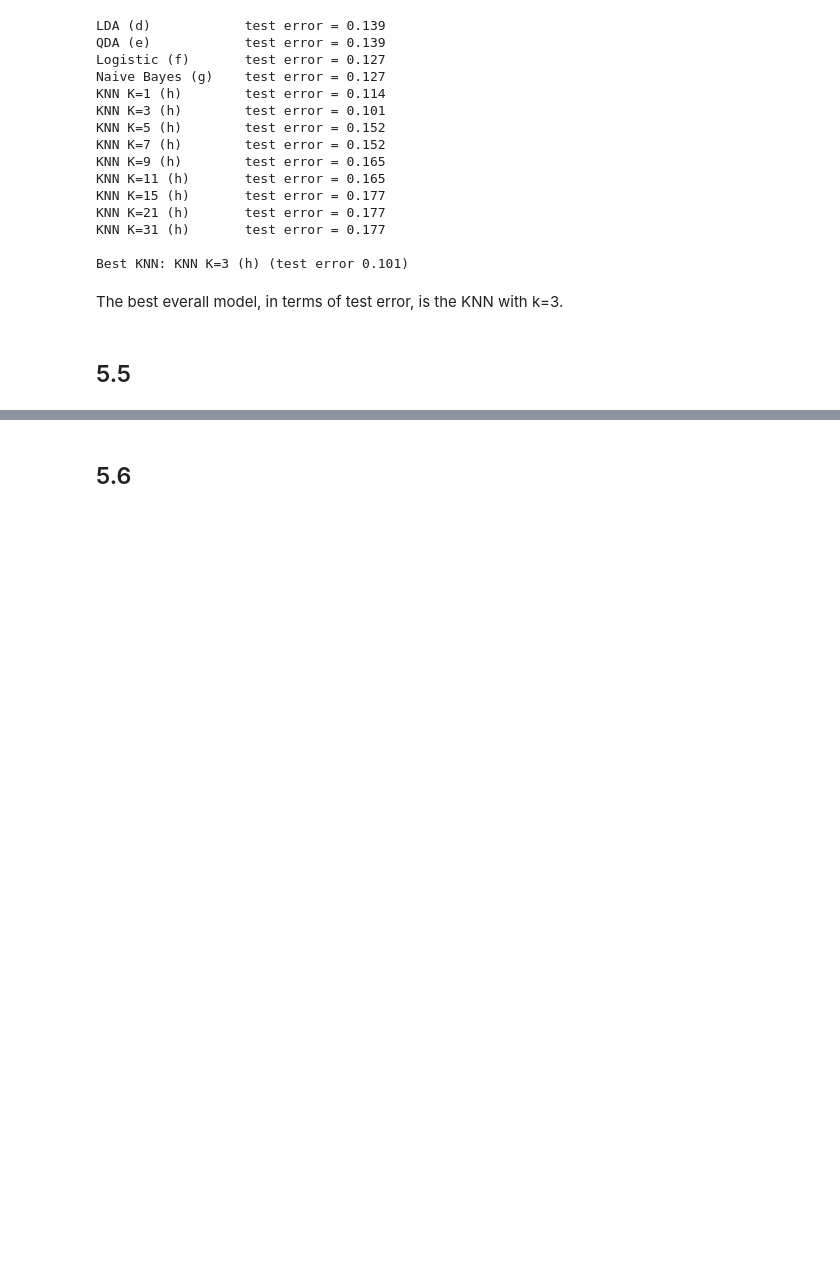
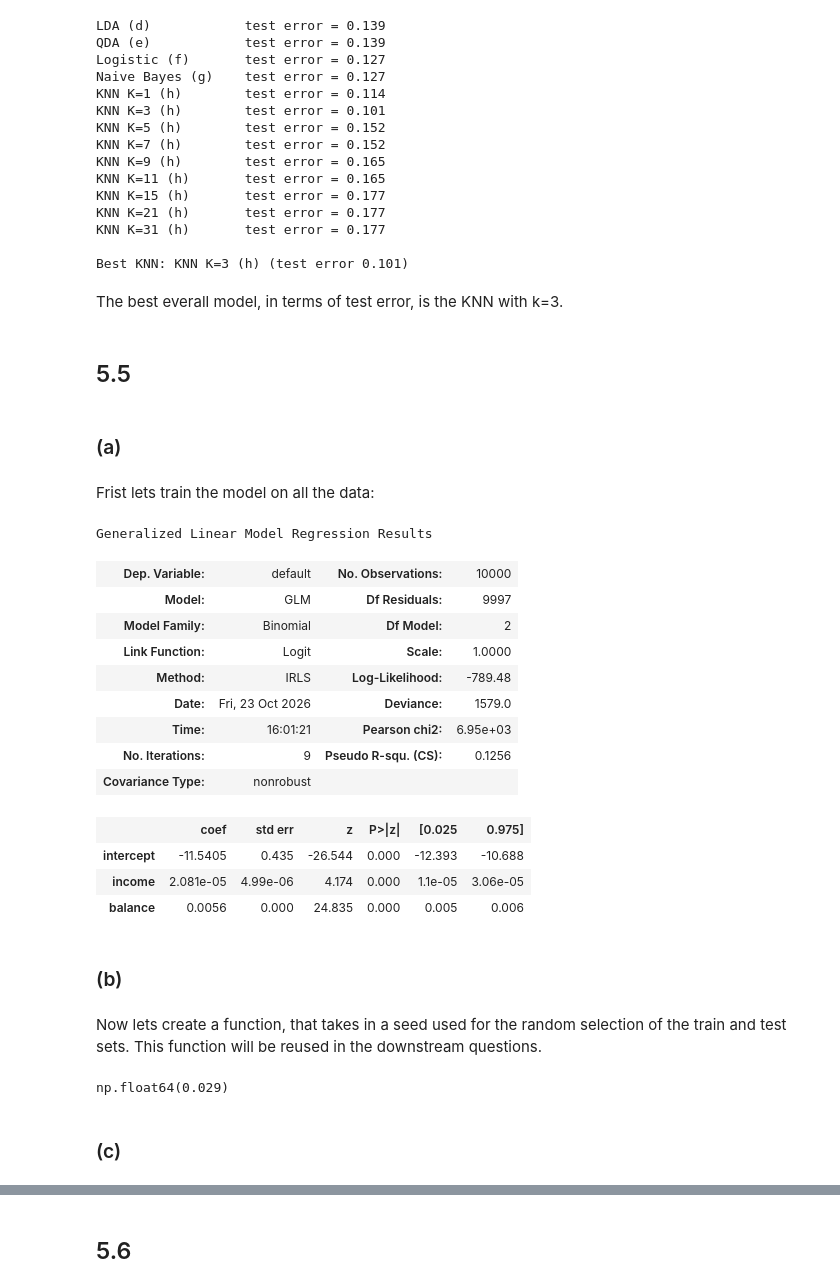
Before and after one commit to Niekrenz82/SML_MATH, a Jupyter notebook: A2/A2_coding.ipynb, the cells around one changed output, grey strips where cells are left out. Drawn from its saved outputs; the diff is of its cells as text; code cells hidden in the pictures; blank space fills up the shorter version.

```diff
--- a/A2/A2_coding.ipynb
+++ b/A2/A2_coding.ipynb
@@ -602,3 +602,35 @@ Best KNN: KNN K=3 (h) (test error 0.101)
 The best everall model, in terms of test error, is the KNN with k=3.
 # %% [markdown]
 ## 5.5
+# %% [markdown]
+### (a)
+# %% [markdown]
+Frist lets train the model on all the data:
+# %%
+np.random.seed(0)
+
+Default = load_data("Default")
+Default["student"] = (Default["student"] == "Yes").astype(int)
+y = (Default["default"] == "Yes").astype(int)
+
+full_fit = sm.GLM(y, MS(["income", "balance"]).fit_transform(Default), family=sm.families.Binomial()).fit()
+full_fit.summary()
+# %% [output]
+Generalized Linear Model Regression Results
+| Dep. Variable: | default | No. Observations: | 10000 |
+| Model: | GLM | Df Residuals: | 9997 |
+| Model Family: | Binomial | Df Model: | 2 |
+| Link Function: | Logit | Scale: | 1.0000 |
+| Method: | IRLS | Log-Likelihood: | -789.48 |
+| Date: | Fri, 23 Oct 2026 | Deviance: | 1579.0 |
+| Time: | 16:01:21 | Pearson chi2: | 6.95e+03 |
+| No. Iterations: | 9 | Pseudo R-squ. (CS): | 0.1256 |
+| Covariance Type: | nonrobust |  |  |
+|  | coef | std err | z | P>|z| | [0.025 | 0.975] |
+| intercept | -11.5405 | 0.435 | -26.544 | 0.000 | -12.393 | -10.688 |
+| income | 2.081e-05 | 4.99e-06 | 4.174 | 0.000 | 1.1e-05 | 3.06e-05 |
+| balance | 0.0056 | 0.000 | 24.835 | 0.000 | 0.005 | 0.006 |
+# %% [markdown]
+### (b)
+# %% [markdown]
+Now lets create a function, that takes in a seed used for the random selection of the train and test sets. This function will be reused in the downstream questions.
@@ -604,0 +643,6 @@ The best everall model, in terms of test error, is the KNN with k=3.
+# %%
+val_error(["income", "balance"], 0)
+# %% [output]
+np.float64(0.029)
+# %% [markdown]
+### (c)
```
Also changed, not shown: parts of 7 cells of this notebook.
